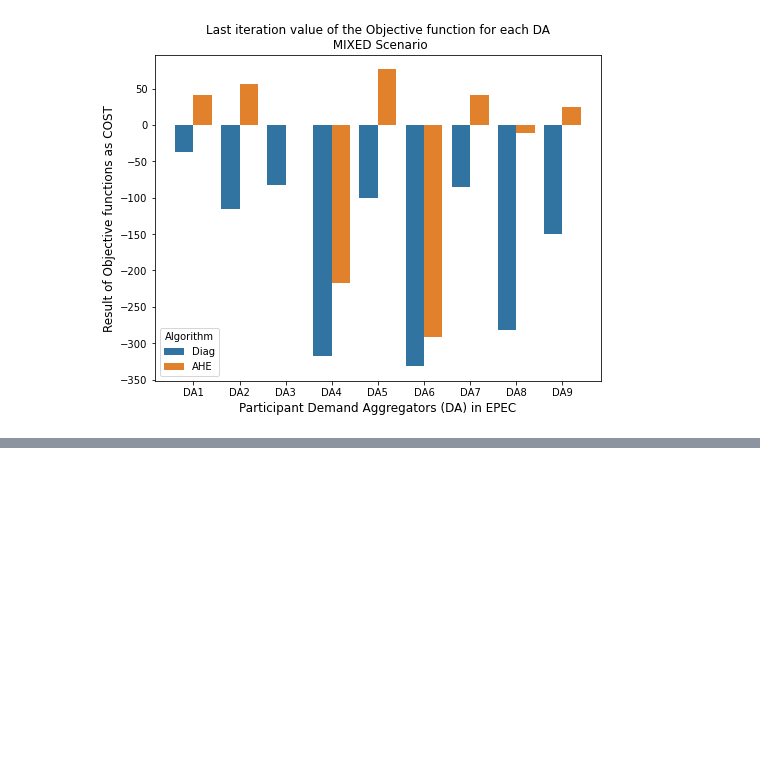
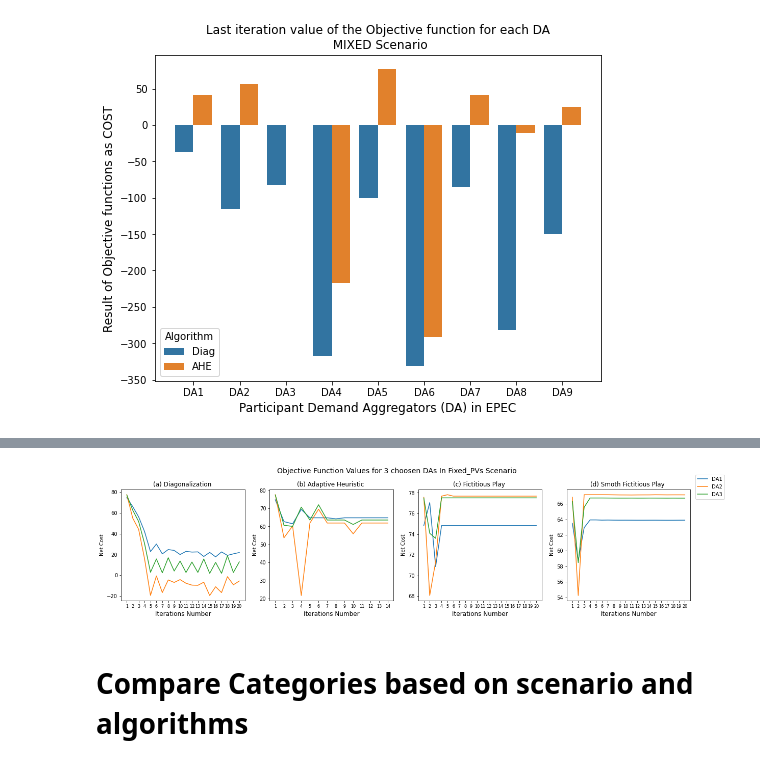
Before and after one commit to alirezakfz/PyomoModels, a Jupyter notebook: 08_SEST2022_DA_EQ/Results3/Plot/Journal_Objective_Function_Visualization_V01.ipynb, the cells around one changed output, grey strips where cells are left out. Saved outputs shown, nothing was run; the diff lists cells and outputs as text; code cells hidden in the pictures; blank space fills up the shorter version.

```diff
--- a/08_SEST2022_DA_EQ/Results3/Plot/Journal_Objective_Function_Visualization_V01.ipynb
+++ b/08_SEST2022_DA_EQ/Results3/Plot/Journal_Objective_Function_Visualization_V01.ipynb
@@ -133,0 +271,56 @@ df_temp.groupby(['Algorithm','Scenario']).mean().reset_index()
+# %%
+selected_DAs = ['DA1', 'DA2', 'DA3']
+selected_dfs = [1,4,7,10]
+first_n_iter = 20
+
+fig, axes = plt.subplots(1, 4, figsize=(20, 4))
+parts=['a', 'b', 'c', 'd']
+algos=['Diagonalization', 'Adaptive Heuristic', 'Fictitious Play', 'Smoth Fictitious Play']
+
+counter = 0
+
+for df in selected_dfs:
+    df_temp = df_all[df][:first_n_iter][selected_DAs]
+
+    if last_n_iter < len(df_all[df]):
+        x_range = [x for x in range(1, first_n_iter+1)]
+        x_ticks = [x for x in range(1, first_n_iter+1)]
+    else:
+        x_range = [x for x in range(1,len(df_all[df])+1)]
+        x_ticks = [x for x in range(1,len(df_all[df])+1)]
+
+    # Group them and create columns as they are three Selected DAs
+    X_range =[*x_range, *x_range, *x_range]
+
+    # Change the shape of the selected dataframe
+    df_temp = df_temp.melt(var_name='DAs', value_name='Net Cost')
+
+    # Add new columns to reshaped dataframe
+    df_temp['Iteration'] = X_range
+
+    sns.lineplot(data=df_temp, x='Iteration', y='Net Cost', hue='DAs', ax=axes[counter] )
+    #axes[counter].set_xlabel('Last %d iterations'%last_n_iter, fontsize=12)
+    axes[counter].set_xlabel('Iterations Number', fontsize=12)
+    axes[counter].title.set_text('({part}) {algo} '.format(part=parts[counter], algo=algos[counter]))
+    axes[counter].set_rasterized(True)
+    axes[counter].set_xticks(x_ticks)
+    axes[counter].tick_params(axis="x", labelsize=8) #rotation=-45
+    counter+=1
+
+
+handles, labels = axes[0].get_legend_handles_labels()
+#fig.legend(handles, labels, loc='upper right')
+fig.legend(handles, labels, bbox_to_anchor=(0.95, 1))
+
+for ax in axes:
+    ax.get_legend().remove()
+
+fig.suptitle("Objective Function Values for 3 choosen DAs In Fixed_PVs Scenario", fontsize=14, y=1.03);
+#plt.xticks(rotation=45, fontsize=8)
+
+
+fig.savefig("Obj_figures/Fix_PVs_First_Iterations_line_plot.png", bbox_inches= 'tight')
+# %% [output]
+[figure, added]
+# %% [markdown]
+# Compare Categories based on scenario and algorithms
```
Also changed, not shown: parts of 8 cells of this notebook, 5 other files.
